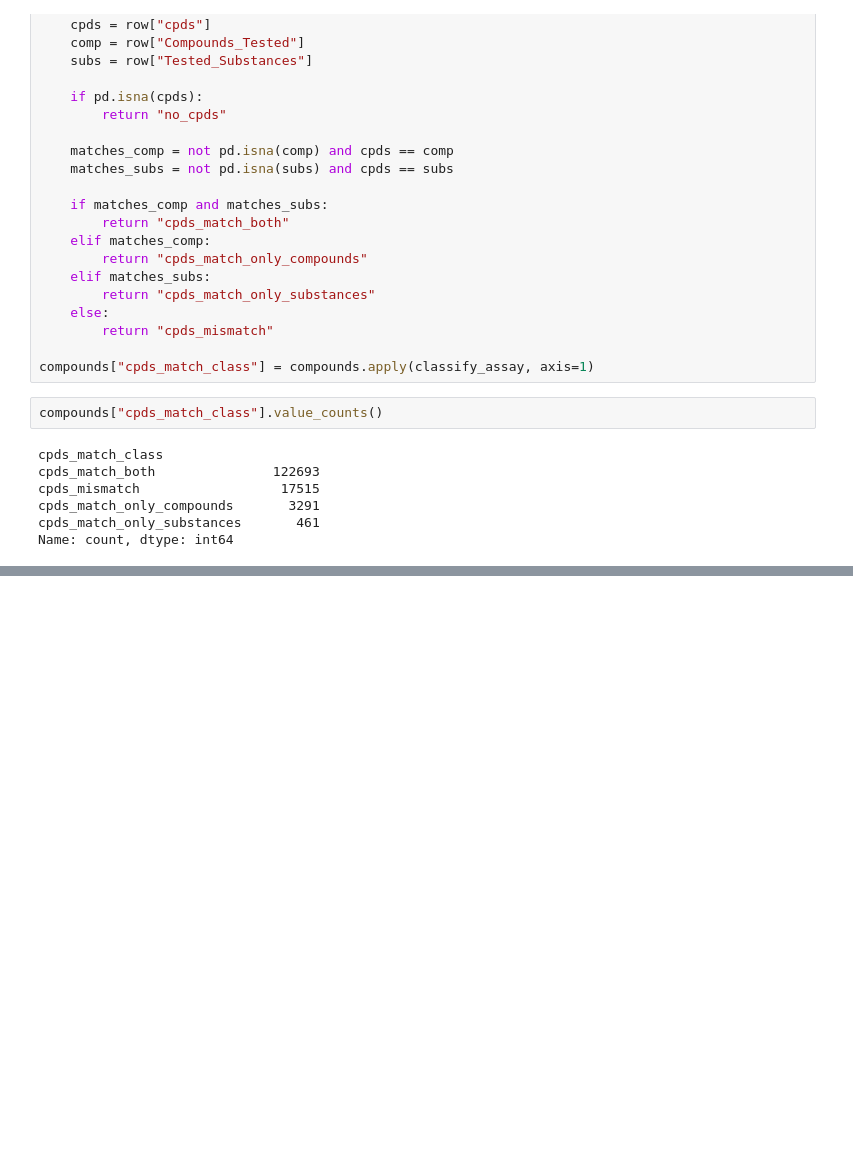
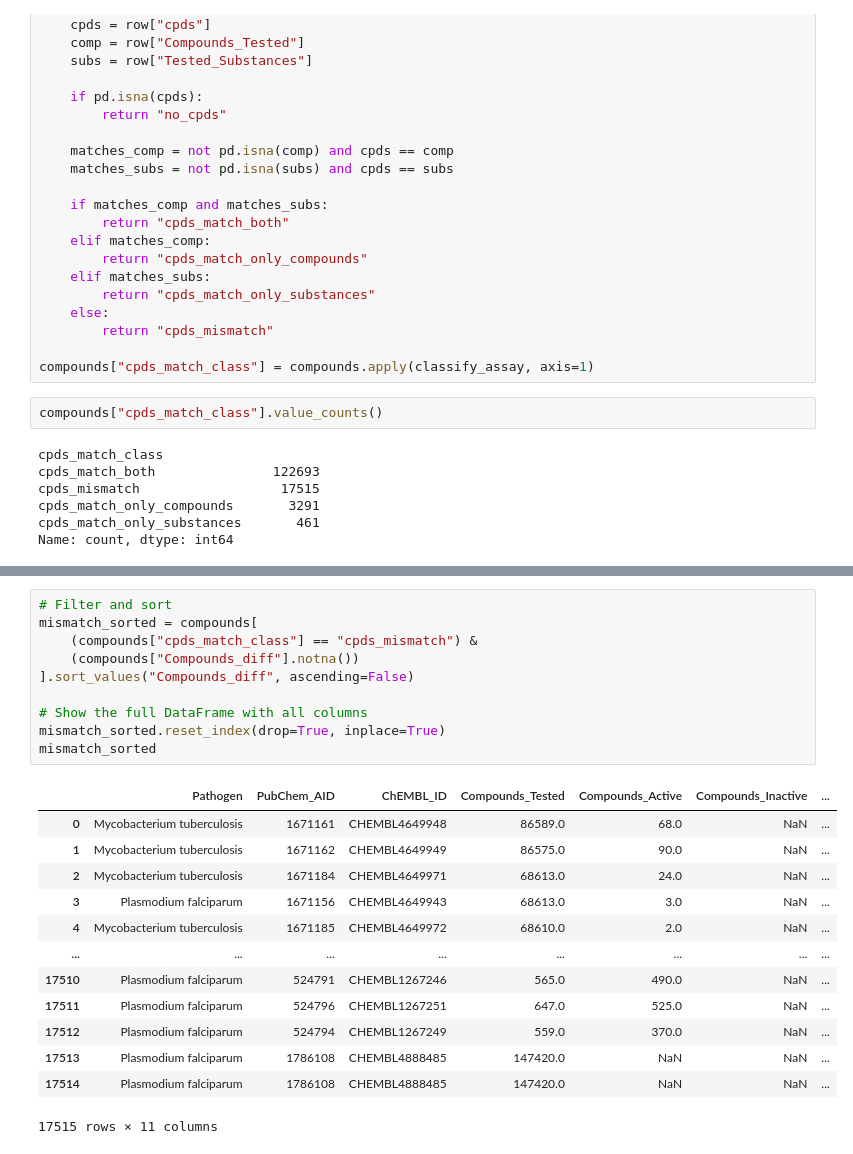
Before and after one commit to ersilia-os/pubchem-antimicrobial-tasks, a Jupyter notebook: notebooks/001_pathogens_of_interest_taxid.ipynb, the cells around one changed output, grey strips where cells are left out. Saved outputs shown, nothing was run; the diff lists cells and outputs as text; blank space fills up the shorter version.

```diff
--- a/notebooks/001_pathogens_of_interest_taxid.ipynb
+++ b/notebooks/001_pathogens_of_interest_taxid.ipynb
@@ -1664,0 +1695,24 @@ plt.show()
+# %%
+# Filter and sort
+mismatch_sorted = compounds[
+    (compounds["cpds_match_class"] == "cpds_mismatch") &
+    (compounds["Compounds_diff"].notna())
+].sort_values("Compounds_diff", ascending=False)
+
+# Show the full DataFrame with all columns
+mismatch_sorted.reset_index(drop=True, inplace=True)
+mismatch_sorted
+# %% [output]
+|  | Pathogen | PubChem_AID | ChEMBL_ID | Compounds_Tested | Compounds_Active | Compounds_Inactive | ... |
+| 0 | Mycobacterium tuberculosis | 1671161 | CHEMBL4649948 | 86589.0 | 68.0 | NaN | ... |
+| 1 | Mycobacterium tuberculosis | 1671162 | CHEMBL4649949 | 86575.0 | 90.0 | NaN | ... |
+| 2 | Mycobacterium tuberculosis | 1671184 | CHEMBL4649971 | 68613.0 | 24.0 | NaN | ... |
+| 3 | Plasmodium falciparum | 1671156 | CHEMBL4649943 | 68613.0 | 3.0 | NaN | ... |
+| 4 | Mycobacterium tuberculosis | 1671185 | CHEMBL4649972 | 68610.0 | 2.0 | NaN | ... |
+| ... | ... | ... | ... | ... | ... | ... | ... |
+| 17510 | Plasmodium falciparum | 524791 | CHEMBL1267246 | 565.0 | 490.0 | NaN | ... |
+| 17511 | Plasmodium falciparum | 524796 | CHEMBL1267251 | 647.0 | 525.0 | NaN | ... |
+| 17512 | Plasmodium falciparum | 524794 | CHEMBL1267249 | 559.0 | 370.0 | NaN | ... |
+| 17513 | Plasmodium falciparum | 1786108 | CHEMBL4888485 | 147420.0 | NaN | NaN | ... |
+| 17514 | Plasmodium falciparum | 1786108 | CHEMBL4888485 | 147420.0 | NaN | NaN | ... |
+17515 rows × 11 columns
```
Also changed, not shown: parts of 5 cells of this notebook.
